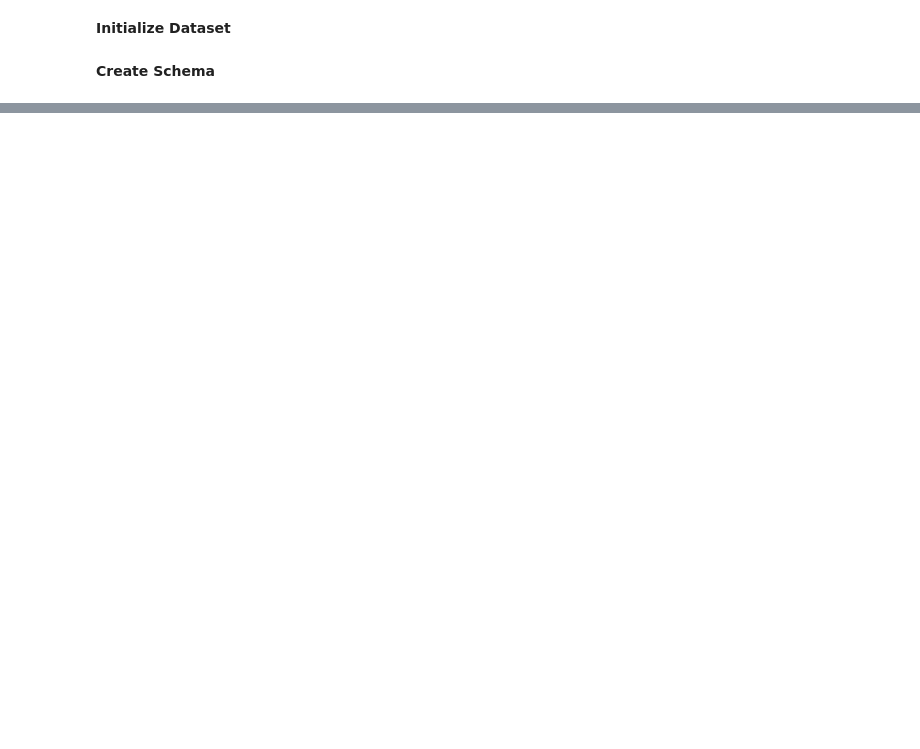
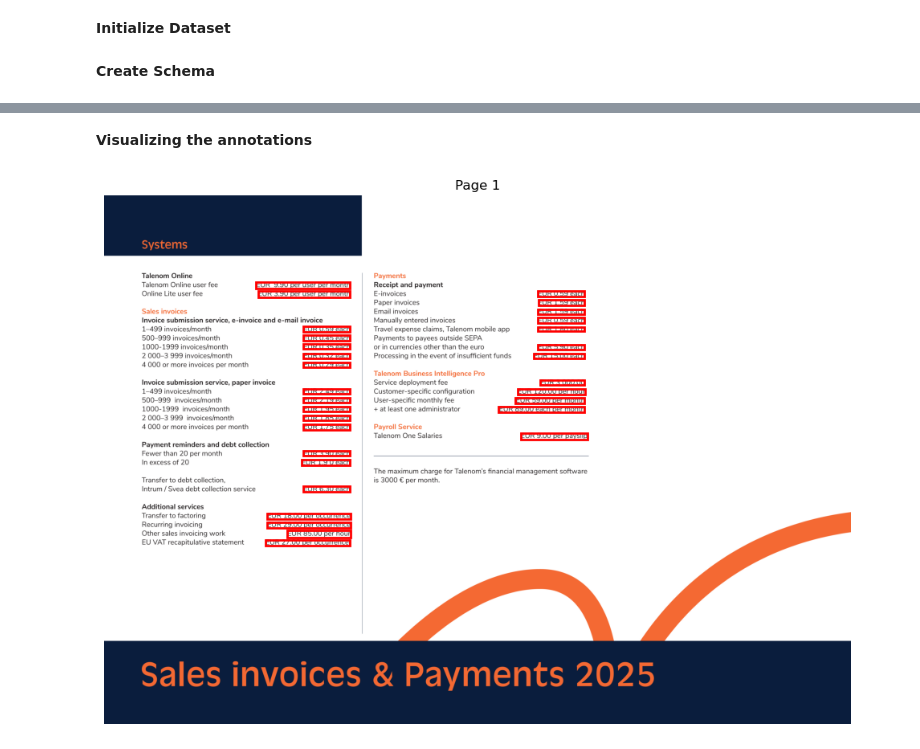
Before and after one commit to MaazLab/google-doc-ai-pipeline, a Jupyter notebook: automated_training_doc-ai.ipynb, the cells around one changed output, grey strips where cells are left out. Drawn from its saved outputs; the diff is of its cells as text; code cells hidden in the pictures; blank space fills up the shorter version.

```diff
--- a/automated_training_doc-ai.ipynb
+++ b/automated_training_doc-ai.ipynb
@@ -194,0 +381,59 @@ document_schema {
+# %% [markdown]
+**Visualizing the annotations**
+# %%
+import io
+import matplotlib.pyplot as plt
+from matplotlib.patches import Rectangle
+from pdf2image import convert_from_path
+from google.cloud import documentai_v1beta3 as documentai
+
+# -------------------------------
+# 🔹 Step 1: Convert PDF to images
+# -------------------------------
+
+pdf_path = "dataset_samples/invoice1.pdf"  # Local path to your PDF
+pages = convert_from_path(pdf_path, dpi=600)
+
+# -------------------------------
+# 🔹 Step 2: Get the document response
+# -------------------------------
+
+document = result.document  # The same result from your previous process
+
+# -------------------------------
+# 🔹 Step 3: Plot each page with bounding boxes ONLY
+# -------------------------------
+
+for page_index, page in enumerate(document.pages):
+    img = pages[page_index]
+    fig, ax = plt.subplots(figsize=(12, 16))
+    ax.imshow(img)
+
+    # Loop through entities and draw boxes
+    for entity in document.entities:
+        for page_ref in entity.page_anchor.page_refs:
+            if page_ref.page != page_index:
+                continue  # Skip if not the same page
+
+            # Get bounding box (normalized)
+            bbox = page_ref.bounding_poly.normalized_vertices
+            x_vals = [v.x for v in bbox]
+            y_vals = [v.y for v in bbox]
+
+            min_x = min(x_vals) * img.width
+            min_y = min(y_vals) * img.height
+            width = (max(x_vals) - min(x_vals)) * img.width
+            height = (max(y_vals) - min(y_vals)) * img.height
+
+            # Draw rectangle only (no label)
+            rect = Rectangle(
+                (min_x, min_y), width, height,
+                linewidth=2, edgecolor='red', facecolor='none'
+            )
+            ax.add_patch(rect)
+
+    ax.set_title(f"Page {page_index + 1}")
+    plt.axis('off')
+    plt.show()
+# %% [output]
+[figure, added]
```
Also changed, not shown: parts of 13 cells of this notebook.
